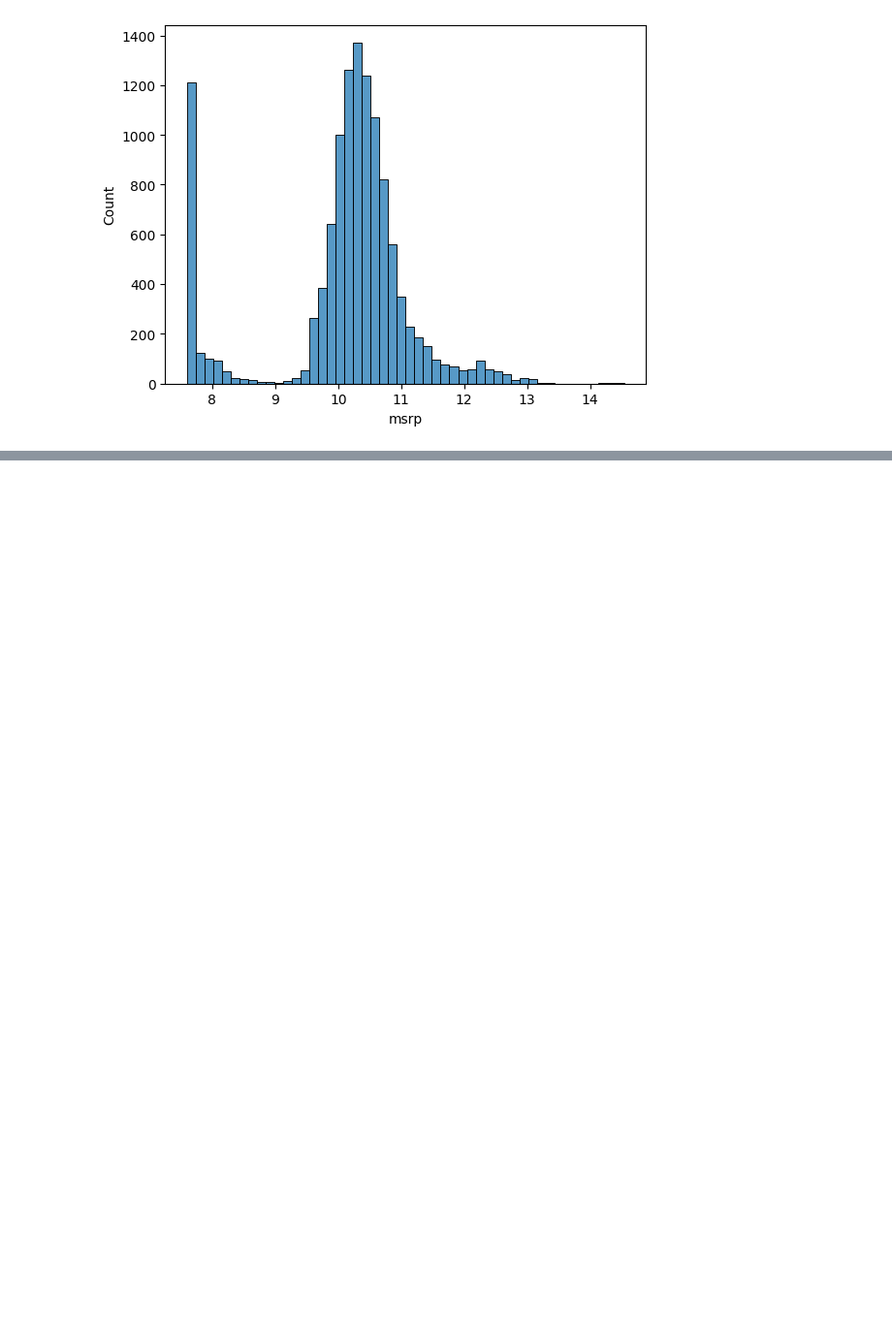
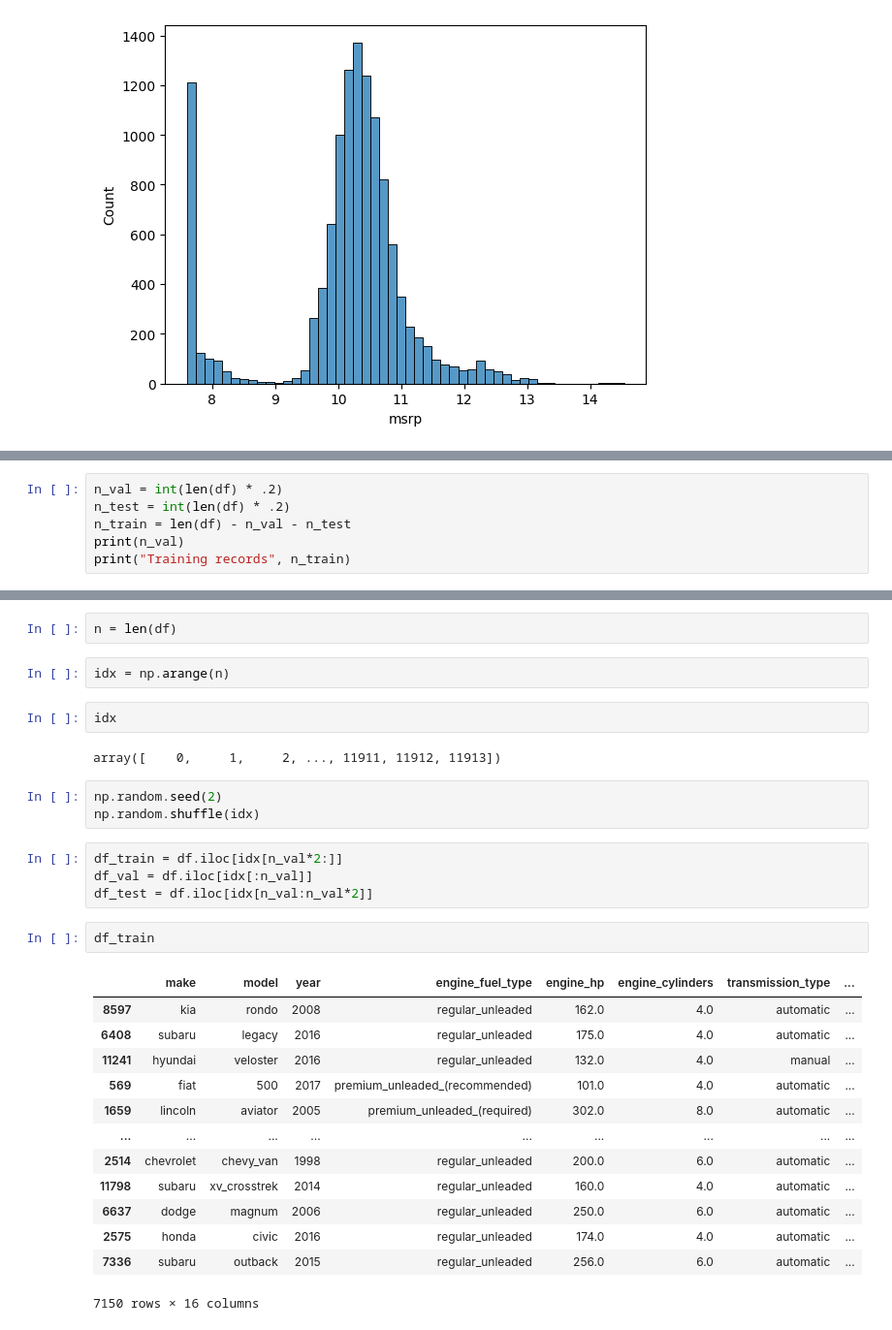
Before and after one commit to khvatov/machine-learning-zoomcamp-homework, a Jupyter notebook: 02-regression/regression_practice.ipynb, the cells around one changed output, grey strips where cells are left out. Shown: that part at 97% size. Saved outputs shown, nothing was run; the diff lists cells and outputs as text; blank space fills up the shorter version.

```diff
--- a/02-regression/regression_practice.ipynb
+++ b/02-regression/regression_practice.ipynb
@@ -148,0 +177,6 @@ sns.histplot(price_logs, bins=50)
+# %%
+n_val = int(len(df) * .2)
+n_test = int(len(df) * .2)
+n_train = len(df) - n_val - n_test
+print(n_val)
+print("Training records", n_train)
@@ -148,0 +210,31 @@ sns.histplot(price_logs, bins=50)
+# %%
+n = len(df)
+# %%
+idx = np.arange(n)
+# %%
+idx
+# %% [output]
+array([    0,     1,     2, ..., 11911, 11912, 11913])
+# %%
+np.random.seed(2)
+np.random.shuffle(idx)
+# %%
+df_train = df.iloc[idx[n_val*2:]]
+df_val = df.iloc[idx[:n_val]]
+df_test = df.iloc[idx[n_val:n_val*2]]
+# %%
+df_train
+# %% [output]
+|  | make | model | year | engine_fuel_type | engine_hp | engine_cylinders | transmission_type | ... |
+| 8597 | kia | rondo | 2008 | regular_unleaded | 162.0 | 4.0 | automatic | ... |
+| 6408 | subaru | legacy | 2016 | regular_unleaded | 175.0 | 4.0 | automatic | ... |
+| 11241 | hyundai | veloster | 2016 | regular_unleaded | 132.0 | 4.0 | manual | ... |
+| 569 | fiat | 500 | 2017 | premium_unleaded_(recommended) | 101.0 | 4.0 | automatic | ... |
+| 1659 | lincoln | aviator | 2005 | premium_unleaded_(required) | 302.0 | 8.0 | automatic | ... |
+| ... | ... | ... | ... | ... | ... | ... | ... | ... |
+| 2514 | chevrolet | chevy_van | 1998 | regular_unleaded | 200.0 | 6.0 | automatic | ... |
+| 11798 | subaru | xv_crosstrek | 2014 | regular_unleaded | 160.0 | 4.0 | automatic | ... |
+| 6637 | dodge | magnum | 2006 | regular_unleaded | 250.0 | 6.0 | automatic | ... |
+| 2575 | honda | civic | 2016 | regular_unleaded | 174.0 | 4.0 | automatic | ... |
+| 7336 | subaru | outback | 2015 | regular_unleaded | 256.0 | 6.0 | automatic | ... |
+7150 rows × 16 columns
```
Also changed, not shown: parts of 92 cells of this notebook.
